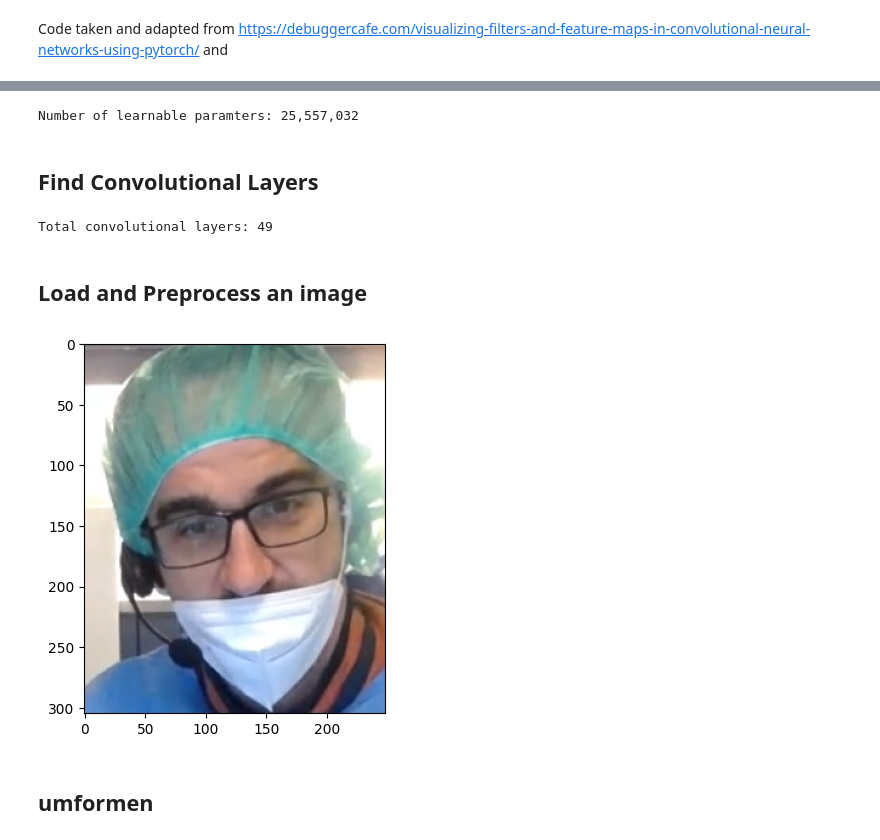
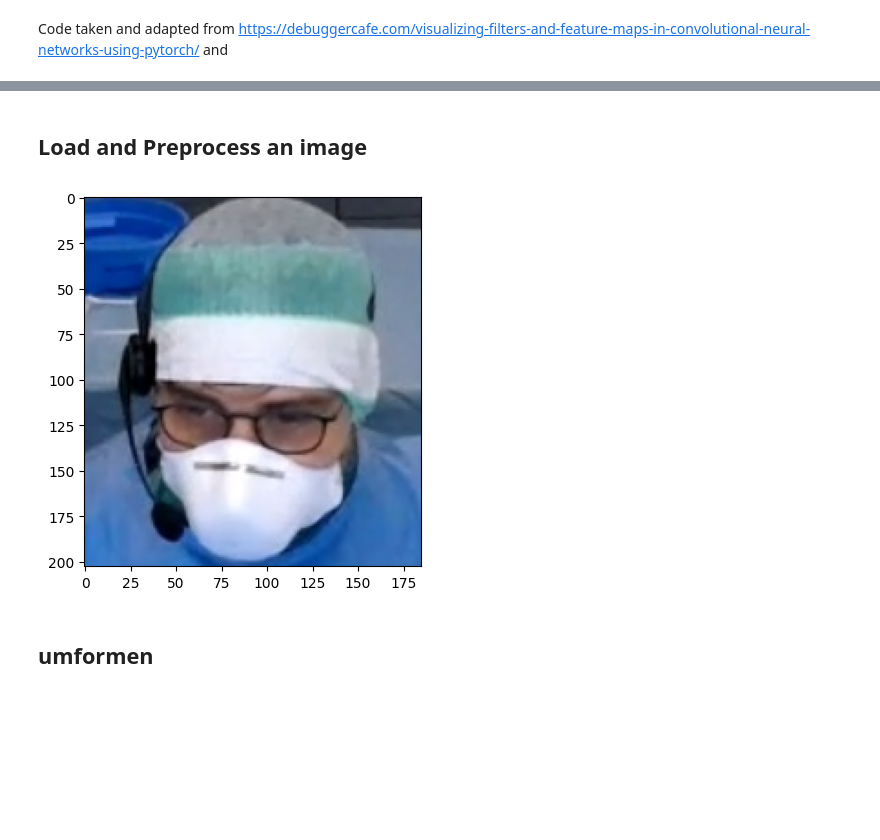
Before and after one commit to Johanniii/eye-contact-cnn, a Jupyter notebook: lime_face_explaination.ipynb, the cells around one changed output, grey strips where cells are left out. Saved outputs shown, nothing was run; the diff lists cells and outputs as text; code cells hidden in the pictures; blank space fills up the shorter version.

```diff
--- a/lime_face_explaination.ipynb
+++ b/lime_face_explaination.ipynb
@@ -50,28 +25,3 @@ ResNet(
-# %%
-num_params=sum([p.numel() for p in model.parameters() if p.requires_grad])
-print("Number of learnable paramters: "+"{:,}".format(num_params));
-# %% [output]
-Number of learnable paramters: 25,557,032
-# %% [markdown]
-## Find Convolutional Layers
-# %%
-model_weights = [] # we will save the conv layer weights in this list
-conv_layers = [] # we will save the 49 conv layers in this list
-model_children = list(model.children())
-# append all the conv layers and their respective weights to the list
-for i in range(len(model_children)):
-    if type(model_children[i]) == nn.Conv2d:
-        model_weights.append(model_children[i].weight)
-        conv_layers.append(model_children[i])
-    elif type(model_children[i]) == nn.Sequential:
-        for j in range(len(model_children[i])):
-            for child in model_children[i][j].children():
-                if type(child) == nn.Conv2d:
-                    model_weights.append(child.weight)
-                    conv_layers.append(child)
-print(f"Total convolutional layers: {len(conv_layers)}")
-# %% [output]
-Total convolutional layers: 49
 # %% [markdown]
 ## Load and Preprocess an image
 # %%
@@ -80,12 +30,12 @@ from torchvision import transforms
 import numpy as np
 import matplotlib.pyplot as plt
 # %%
-raw = cv.imread("data/images/mann_explained.png") # f"data/images/space_shuttle.jpg")#
+raw = cv.imread("data/annot3_face2.png") # f"data/images/space_shuttle.jpg")#
 raw = cv.cvtColor(raw, cv.COLOR_BGR2RGB) # convert colorspace
 plt.imshow(raw)
 plt.show()
 # %% [output]
-[figure, old version]
+[figure, new version]
 # %% [markdown]
 ## umformen
 # %%
```
Also changed, not shown: parts of 7 cells of this notebook.
